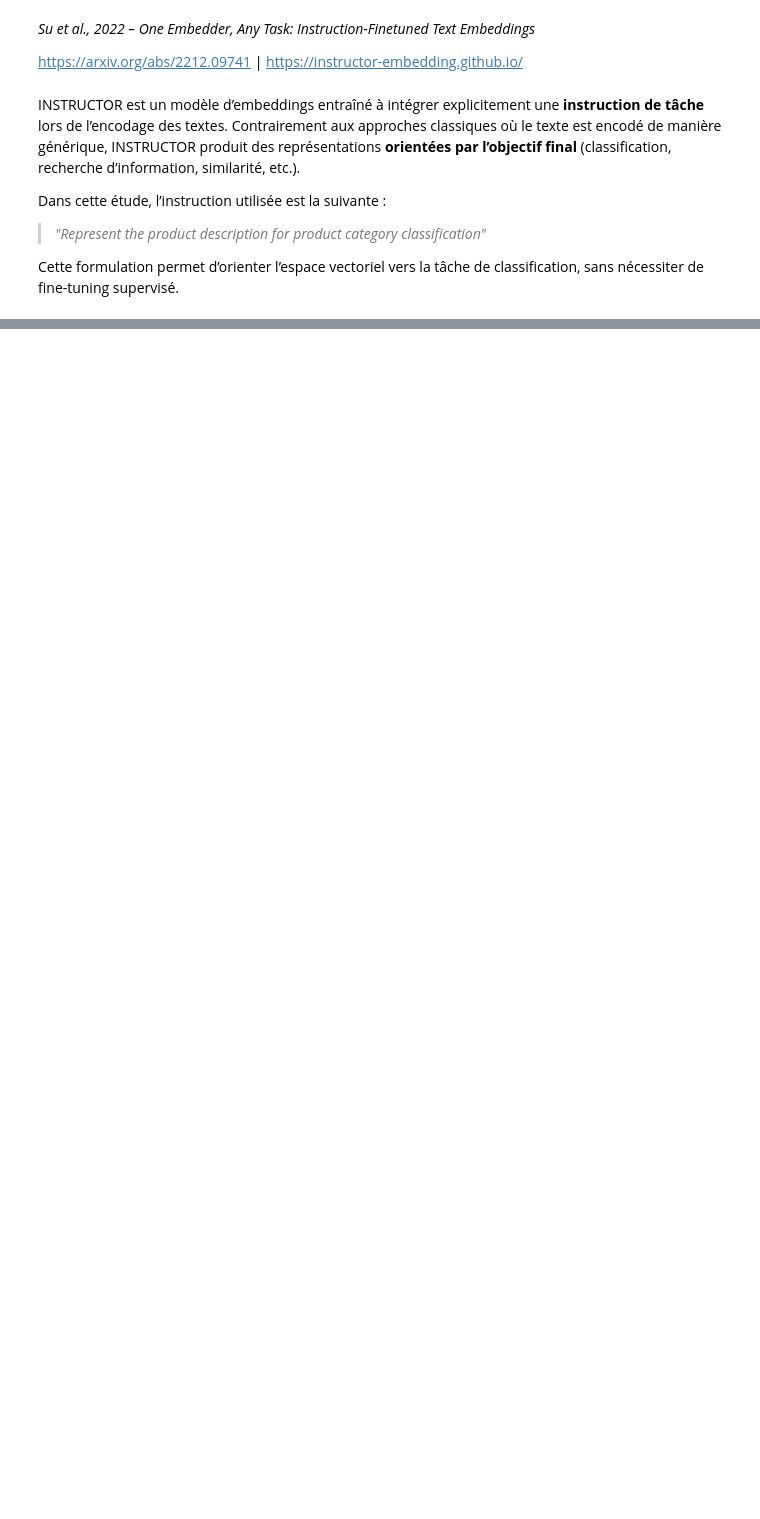
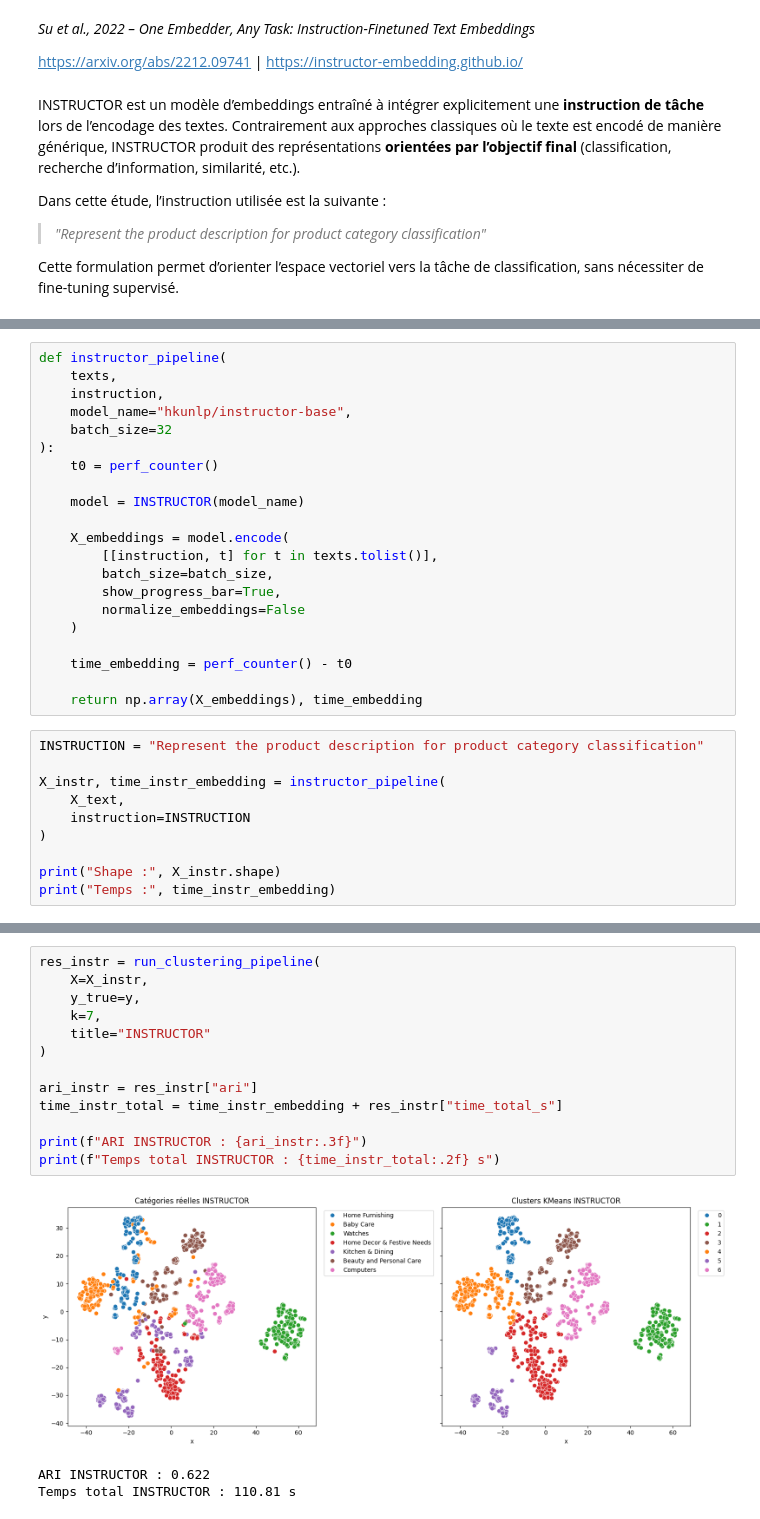
Before and after one commit to MargauxDupeyron/OC-P8-Realisez-un-dashboard-et-assurez-une-veille-technique, a Jupyter notebook: projet8_notebook_veille.ipynb, the cells around one changed output, grey strips where cells are left out. Cells and saved outputs as stored; diff of their text form; blank space fills up the shorter version.

```diff
--- a/projet8_notebook_veille.ipynb
+++ b/projet8_notebook_veille.ipynb
@@ -737,0 +672,31 @@ Le choix de la méthode d’embedding doit donc être guidé par la complexité
+# %%
+def instructor_pipeline(
+    texts,
+    instruction,
+    model_name="hkunlp/instructor-base",
+    batch_size=32
+):
+    t0 = perf_counter()
+
+    model = INSTRUCTOR(model_name)
+
+    X_embeddings = model.encode(
+        [[instruction, t] for t in texts.tolist()],
+        batch_size=batch_size,
+        show_progress_bar=True,
+        normalize_embeddings=False
+    )
+
+    time_embedding = perf_counter() - t0
+
+    return np.array(X_embeddings), time_embedding
+# %%
+INSTRUCTION = "Represent the product description for product category classification"
+
+X_instr, time_instr_embedding = instructor_pipeline(
+    X_text,
+    instruction=INSTRUCTION
+)
+
+print("Shape :", X_instr.shape)
+print("Temps :", time_instr_embedding)
@@ -737,0 +710,17 @@ Le choix de la méthode d’embedding doit donc être guidé par la complexité
+# %%
+res_instr = run_clustering_pipeline(
+    X=X_instr,
+    y_true=y,
+    k=7,
+    title="INSTRUCTOR"
+)
+
+ari_instr = res_instr["ari"]
+time_instr_total = time_instr_embedding + res_instr["time_total_s"]
+
+print(f"ARI INSTRUCTOR : {ari_instr:.3f}")
+print(f"Temps total INSTRUCTOR : {time_instr_total:.2f} s")
+# %% [output]
+[figure, added]
+ARI INSTRUCTOR : 0.622
+Temps total INSTRUCTOR : 110.81 s
```
Also changed, not shown: parts of 128 cells of this notebook, 3 other files.
